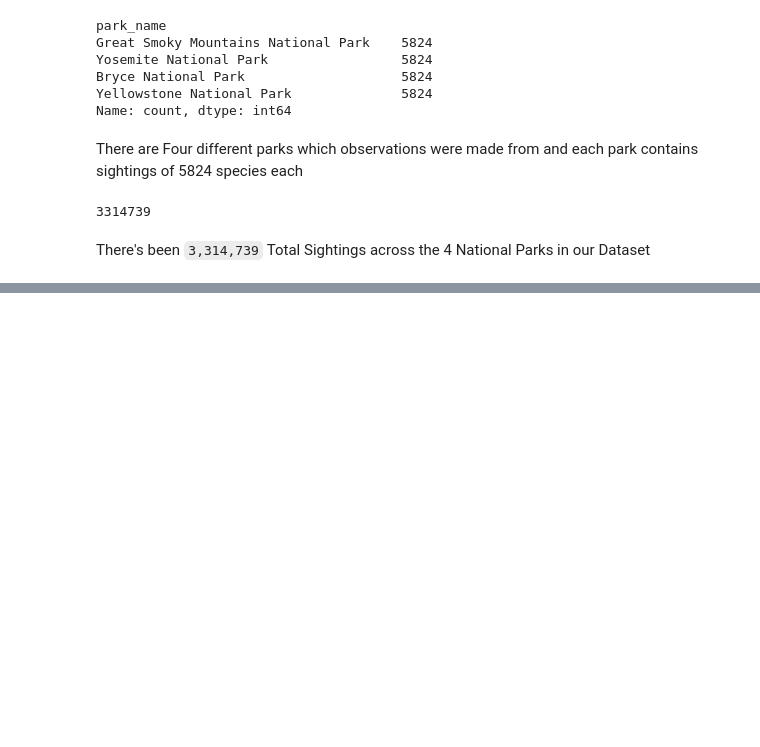
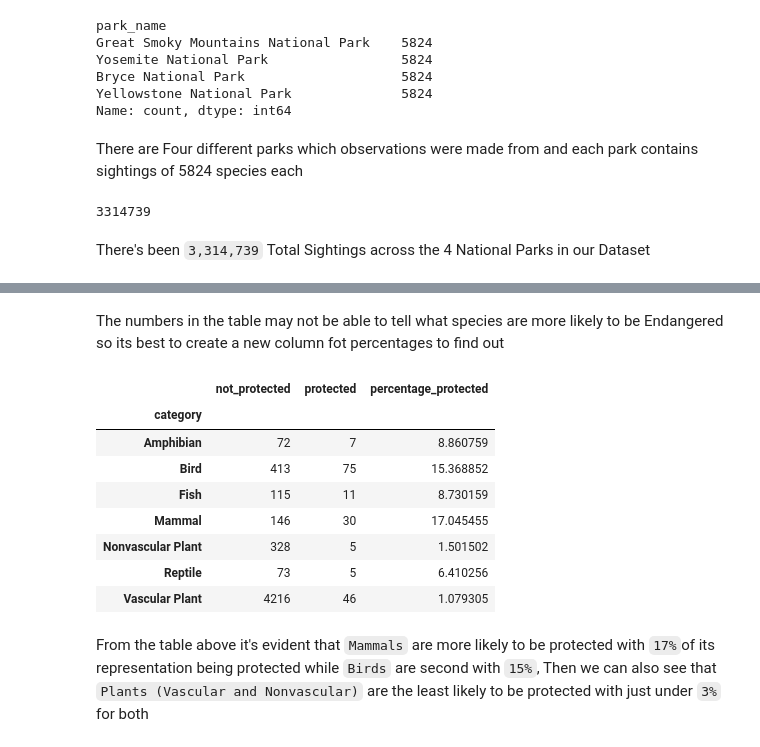
Before and after one commit to Chike99/National-Park-Services-Analysis, a Jupyter notebook: biodiversity.ipynb, the cells around one changed output, grey strips where cells are left out. Drawn from its saved outputs; the diff is of its cells as text; code cells hidden in the pictures; blank space fills up the shorter version.

```diff
--- a/biodiversity.ipynb
+++ b/biodiversity.ipynb
@@ -150,0 +210,8 @@ There's been `3,314,739` Total Sightings across the 4 National Parks in our Data
+# %%
+species['Protection_Status'] = species.conservation_status != 'No Intervention'
+int_check =  species.groupby(['category', 'Protection_Status']).scientific_name.nunique().reset_index()\
+    .pivot(columns='Protection_Status',
+           index='category',
+           values='scientific_name')
+int_check.columns = ['not_protected', 'protected']
+int_check
@@ -150,0 +228,17 @@ There's been `3,314,739` Total Sightings across the 4 National Parks in our Data
+# %% [markdown]
+The numbers in the table may not be able to tell what species are more likely to be Endangered so its best to create a new column fot percentages to find out
+# %%
+int_check['percentage_protected'] = (int_check.protected / (int_check.not_protected + int_check.protected )) * 100
+int_check
+# %% [output]
+|  | not_protected | protected | percentage_protected |
+| category |  |  |  |
+| Amphibian | 72 | 7 | 8.860759 |
+| Bird | 413 | 75 | 15.368852 |
+| Fish | 115 | 11 | 8.730159 |
+| Mammal | 146 | 30 | 17.045455 |
+| Nonvascular Plant | 328 | 5 | 1.501502 |
+| Reptile | 73 | 5 | 6.410256 |
+| Vascular Plant | 4216 | 46 | 1.079305 |
+# %% [markdown]
+From the table above it's evident that `Mammals` are more likely to be protected with `17%`of its representation being protected while `Birds` are second with `15%`, Then we can also see that `Plants (Vascular and Nonvascular)` are the least likely to be protected with just under `3%` for both
```
Also changed, not shown: parts of 15 cells of this notebook.
